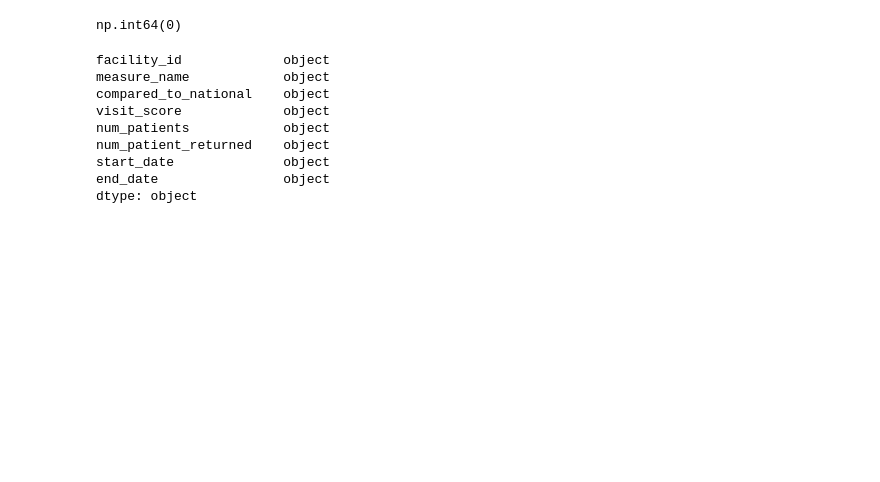
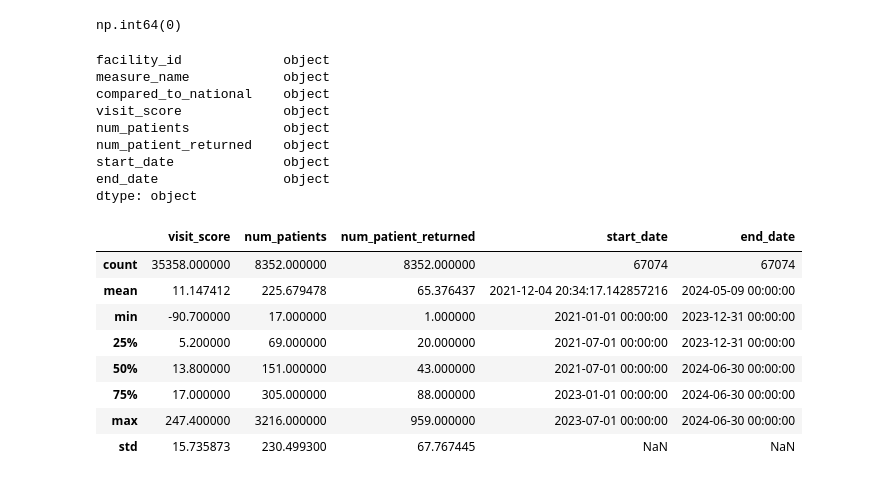
Before and after one commit to Archana-sth/hospital-performance-analysis, a Jupyter notebook: Notebook/hospital_performance_analysis.ipynb, the cells around one changed output. Saved outputs shown, nothing was run; the diff lists cells and outputs as text; code cells hidden in the pictures; blank space fills up the shorter version.

Commit message:
convert to numeric & datetime function created

```diff
--- a/Notebook/hospital_performance_analysis.ipynb
+++ b/Notebook/hospital_performance_analysis.ipynb
@@ -331,3 +324,21 @@ medicare_data['end_date'] = pd.to_datetime(medicare_data['end_date'])
+# %%
+# Function to convert object to numeric datatype
+def convert_to_numeric(df, columns):
+    for column in columns:
+        df[column]=pd.to_numeric(df[column])
+    return df
+
+# converting spending score to numeric datatype.
+medicare_data = convert_to_numeric(medicare_data, ['spending_score'])
+# %%
+# Function to convert string date to datetime datatype.
+def convert_to_datetime(df,columns):
+    for column in columns:
+        df[column] = pd.to_datetime(df[column])
+    return df
+
+#converting start_date and end_date to datetime
+medicare_data= convert_to_datetime(medicare_data,['start_date', 'end_date'])
 # %%
 # overview of medicare_data after cleaning dataset
 medicare_data['spending_score'].describe()
@@ -439,6 +450,9 @@ unplanned_visit_data.head(5)
 # some rows in Number of Patients and Number of Patients Returned_returned columns have 'Not Applicable. I'm replacing this to NaN, this allows numeric analysis.
 unplanned_visit_data['Number of Patients'] = unplanned_visit_data['Number of Patients'].replace('Not Applicable', np.nan)
 unplanned_visit_data['Number of Patients Returned']= unplanned_visit_data['Number of Patients Returned'].replace('Not Applicable', np.nan)
+
+# some rows in Score, number of patients and number of patients columns have 'Not Available'. replacing this to NaN.
+unplanned_visit_data[['Score', 'Number of Patients', 'Number of Patients Returned']] = unplanned_visit_data[['Score', 'Number of Patients', 'Number of Patients Returned']].replace('Not Available', np.nan)
 # %%
 # renaming columns cleanly
 unplanned_visit_data = rename_columns(unplanned_visit_data, {
@@ -477,6 +491,22 @@ start_date              object
 end_date                object
 dtype: object
 # %%
-#converting start_date and end_date to datetime
-unplanned_visit_data['start_date'] = pd.to_datetime(unplanned_visit_data['start_date'])
-unplanned_visit_data['end_date'] = pd.to_datetime(unplanned_visit_data['end_date'])
+#converting start_date and end_date to datetime calling function
+
+unplanned_visit_data= convert_to_datetime(unplanned_visit_data,['start_date', 'end_date'])
+
+#converting visit_score, num_patients, and num_patients returns from string to numeric data type calling function
+unplanned_visit_data = convert_to_numeric(unplanned_visit_data,['visit_score','num_patients','num_patient_returned'])
+# %%
+#
+unplanned_visit_data.describe()
+# %% [output]
+|  | visit_score | num_patients | num_patient_returned | start_date | end_date |
+| count | 35358.000000 | 8352.000000 | 8352.000000 | 67074 | 67074 |
+| mean | 11.147412 | 225.679478 | 65.376437 | 2021-12-04 20:34:17.142857216 | 2024-05-09 00:00:00 |
+| min | -90.700000 | 17.000000 | 1.000000 | 2021-01-01 00:00:00 | 2023-12-31 00:00:00 |
+| 25% | 5.200000 | 69.000000 | 20.000000 | 2021-07-01 00:00:00 | 2023-12-31 00:00:00 |
+| 50% | 13.800000 | 151.000000 | 43.000000 | 2021-07-01 00:00:00 | 2024-06-30 00:00:00 |
+| 75% | 17.000000 | 305.000000 | 88.000000 | 2023-01-01 00:00:00 | 2024-06-30 00:00:00 |
+| max | 247.400000 | 3216.000000 | 959.000000 | 2023-07-01 00:00:00 | 2024-06-30 00:00:00 |
+| std | 15.735873 | 230.499300 | 67.767445 | NaN | NaN |
```
Also changed, not shown: parts of 7 cells of this notebook.
